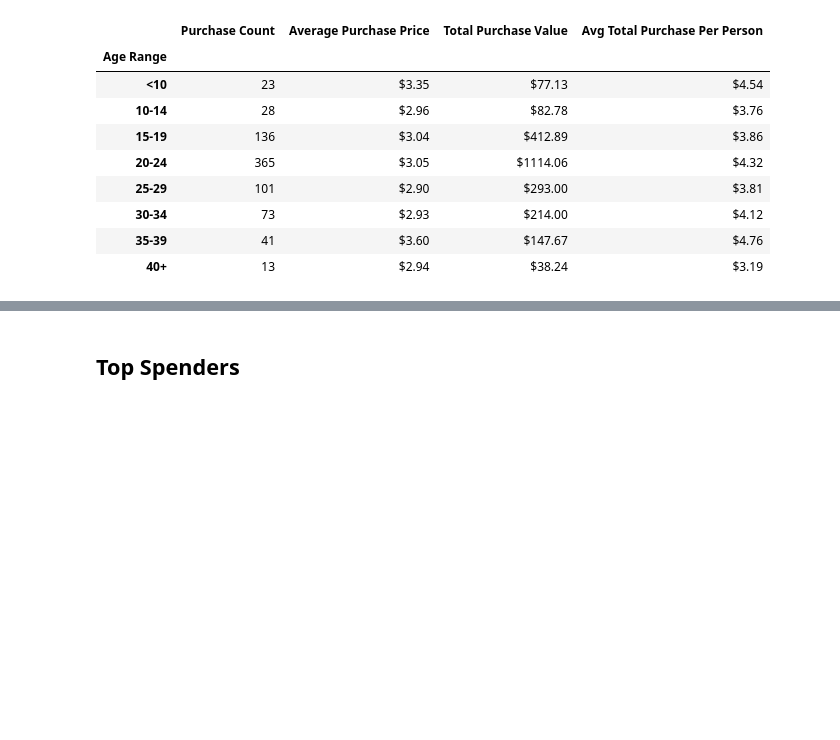
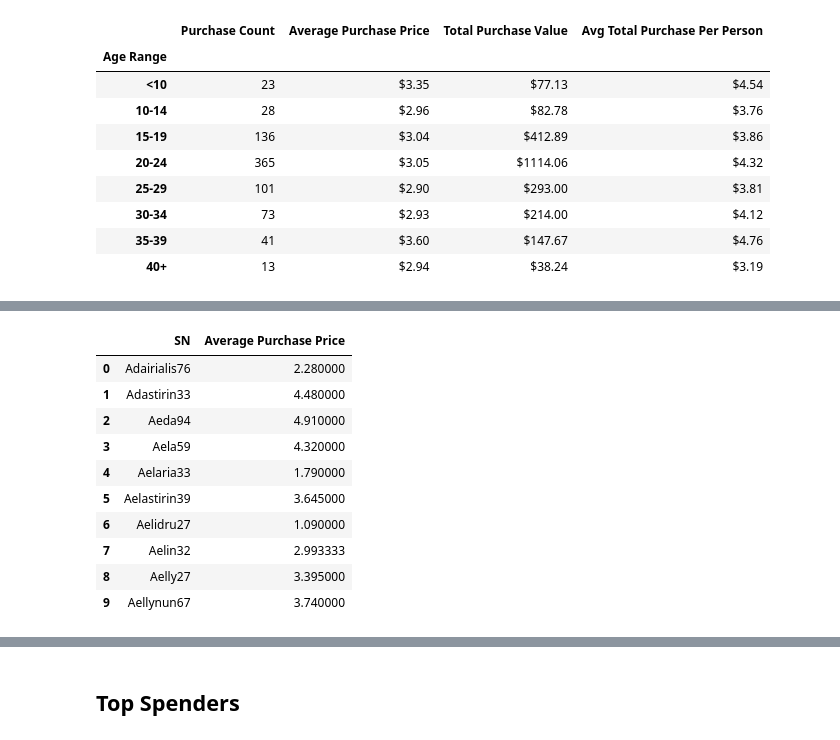
Before and after one commit to adrianstrecker/pandas-challenge, a Jupyter notebook: HeroesOfPymoli_starter.ipynb, the cells around one changed output, grey strips where cells are left out. Cells and saved outputs as stored; diff of their text form; code cells hidden in the pictures; blank space fills up the shorter version.

```diff
--- a/HeroesOfPymoli_starter.ipynb
+++ b/HeroesOfPymoli_starter.ipynb
@@ -439,0 +455,18 @@ age_pur_summary
+# %%
+avg_spender_price = pd.DataFrame(purchase_data.groupby("SN")["Price"].mean())
+
+avg_spender_price.reset_index(inplace=True)
+avg_spender_price.columns = ["SN", "Average Purchase Price"]
+avg_spender_price.head(10)
+# %% [output]
+|  | SN | Average Purchase Price |
+| 0 | Adairialis76 | 2.280000 |
+| 1 | Adastirin33 | 4.480000 |
+| 2 | Aeda94 | 4.910000 |
+| 3 | Aela59 | 4.320000 |
+| 4 | Aelaria33 | 1.790000 |
+| 5 | Aelastirin39 | 3.645000 |
+| 6 | Aelidru27 | 1.090000 |
+| 7 | Aelin32 | 2.993333 |
+| 8 | Aelly27 | 3.395000 |
+| 9 | Aellynun67 | 3.740000 |
```
Also changed, not shown: parts of 5 cells of this notebook.
